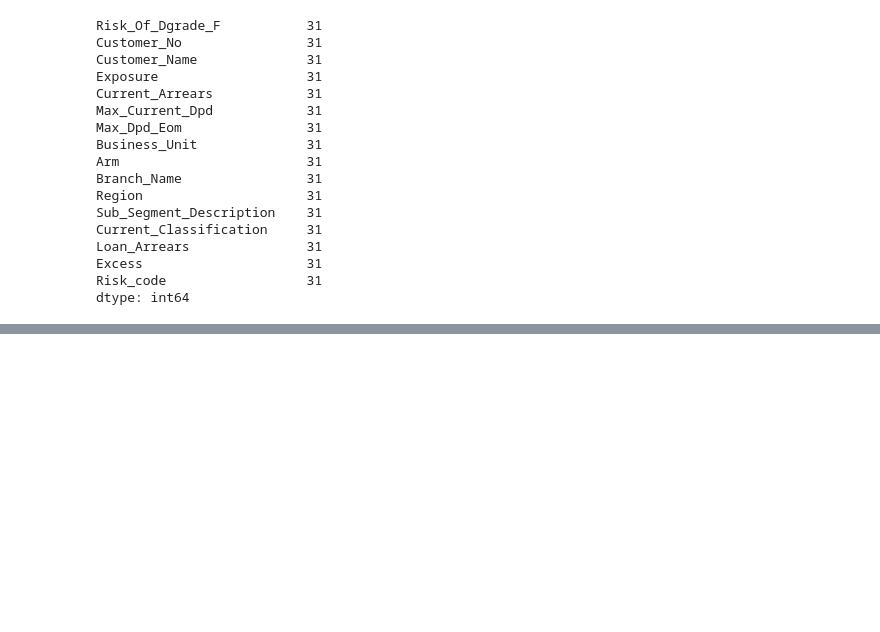
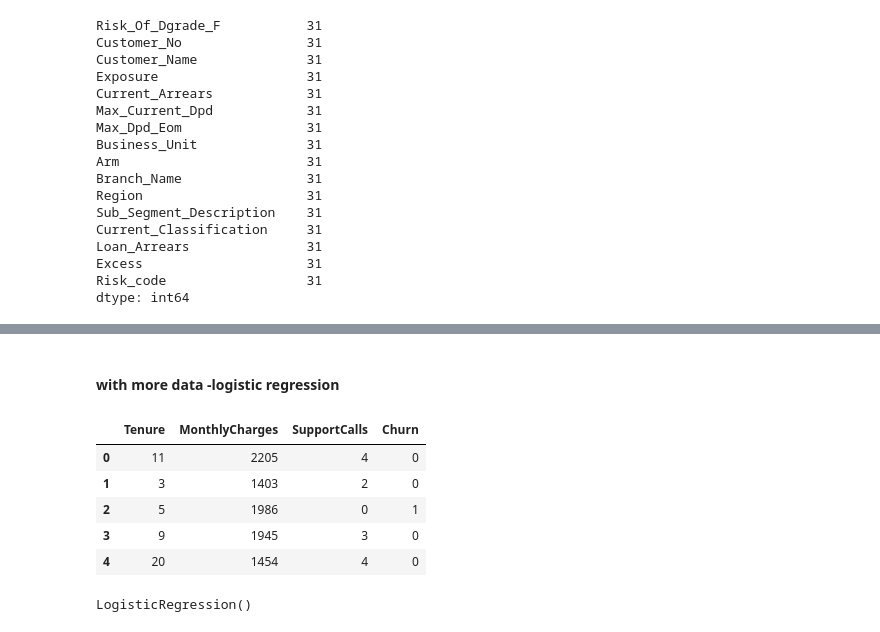
Before and after one commit to KaiFa254/Full_Quick_Python_Self_Practice, a Jupyter notebook: Python_quick_practice.ipynb, the cells around one changed output, grey strips where cells are left out. Cells and saved outputs as stored; diff of their text form; code cells hidden in the pictures; blank space fills up the shorter version.

```diff
--- a/Python_quick_practice.ipynb
+++ b/Python_quick_practice.ipynb
@@ -584,0 +772,23 @@ dtype: int64
+# %% [markdown]
+#### with more data -logistic regression
+# %%
+
+from sklearn.metrics import accuracy_score, confusion_matrix, classification_report, roc_auc_score, roc_curve
+
+
+# Create a synthetic dataset
+data = pd.DataFrame({
+    'Tenure': np.random.randint(1, 24, 50),
+    'MonthlyCharges': np.random.randint(500, 2500, 50),
+    'SupportCalls': np.random.randint(0, 6, 50),
+    'Churn': np.random.choice([0, 1], 50, p=[0.7, 0.3])  # 70% non-churners, 30% churners
+})
+
+data.head()
+# %% [output]
+|  | Tenure | MonthlyCharges | SupportCalls | Churn |
+| 0 | 11 | 2205 | 4 | 0 |
+| 1 | 3 | 1403 | 2 | 0 |
+| 2 | 5 | 1986 | 0 | 1 |
+| 3 | 9 | 1945 | 3 | 0 |
+| 4 | 20 | 1454 | 4 | 0 |
@@ -584,0 +801,6 @@ dtype: int64
+# %%
+#Train
+model = LogisticRegression()
+model.fit(X_train, y_train)
+# %% [output]
+LogisticRegression()
```
Also changed, not shown: parts of 18 cells of this notebook.
